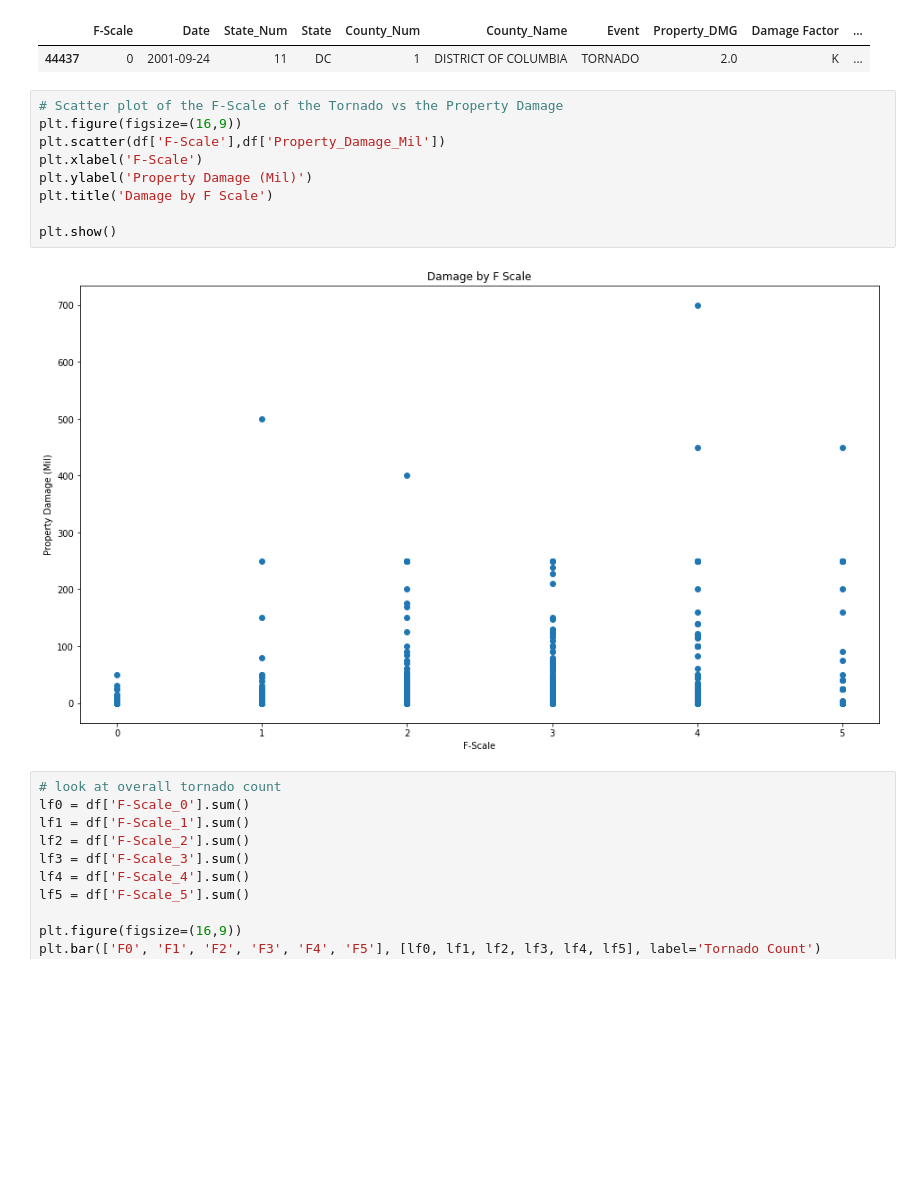
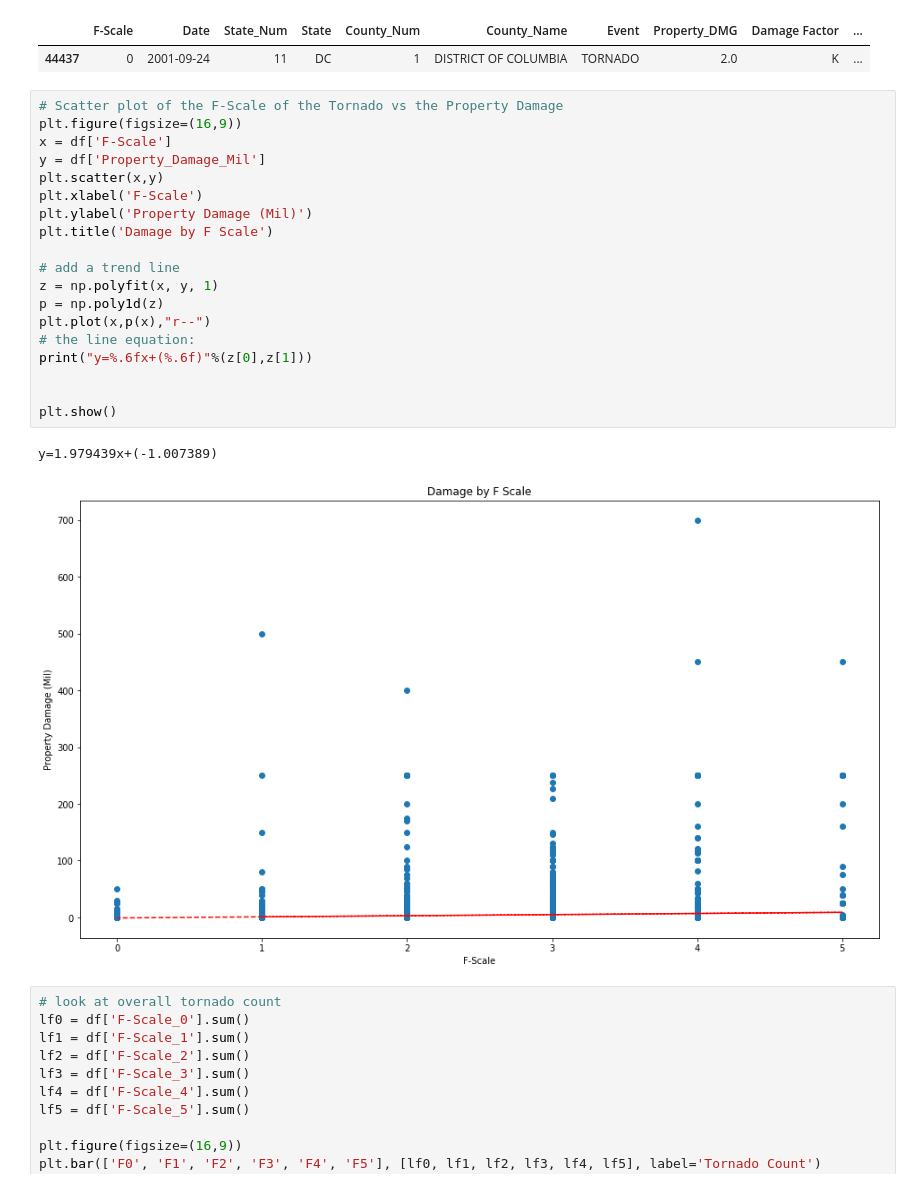
Before and after one commit to youngsoul/ml_tornado, a Jupyter notebook: Tornado.ipynb, the cells around one changed output. Drawn from its saved outputs; the diff is of its cells as text; blank space fills up the shorter version.

```diff
--- a/Tornado.ipynb
+++ b/Tornado.ipynb
@@ -310,14 +320,25 @@ df[df['State']=='DC']
 # %%
 # Scatter plot of the F-Scale of the Tornado vs the Property Damage
 plt.figure(figsize=(16,9))
-plt.scatter(df['F-Scale'],df['Property_Damage_Mil'])
+x = df['F-Scale']
+y = df['Property_Damage_Mil']
+plt.scatter(x,y)
 plt.xlabel('F-Scale')
 plt.ylabel('Property Damage (Mil)')
 plt.title('Damage by F Scale')
 
+# add a trend line
+z = np.polyfit(x, y, 1)
+p = np.poly1d(z)
+plt.plot(x,p(x),"r--")
+# the line equation:
+print("y=%.6fx+(%.6f)"%(z[0],z[1]))
+
+
 plt.show()
 # %% [output]
+y=1.979439x+(-1.007389)
-[figure, old version]
+[figure, new version]
 # %%
 # look at overall tornado count
 lf0 = df['F-Scale_0'].sum()
```
Also changed, not shown: parts of 18 cells of this notebook, 1 other file.
